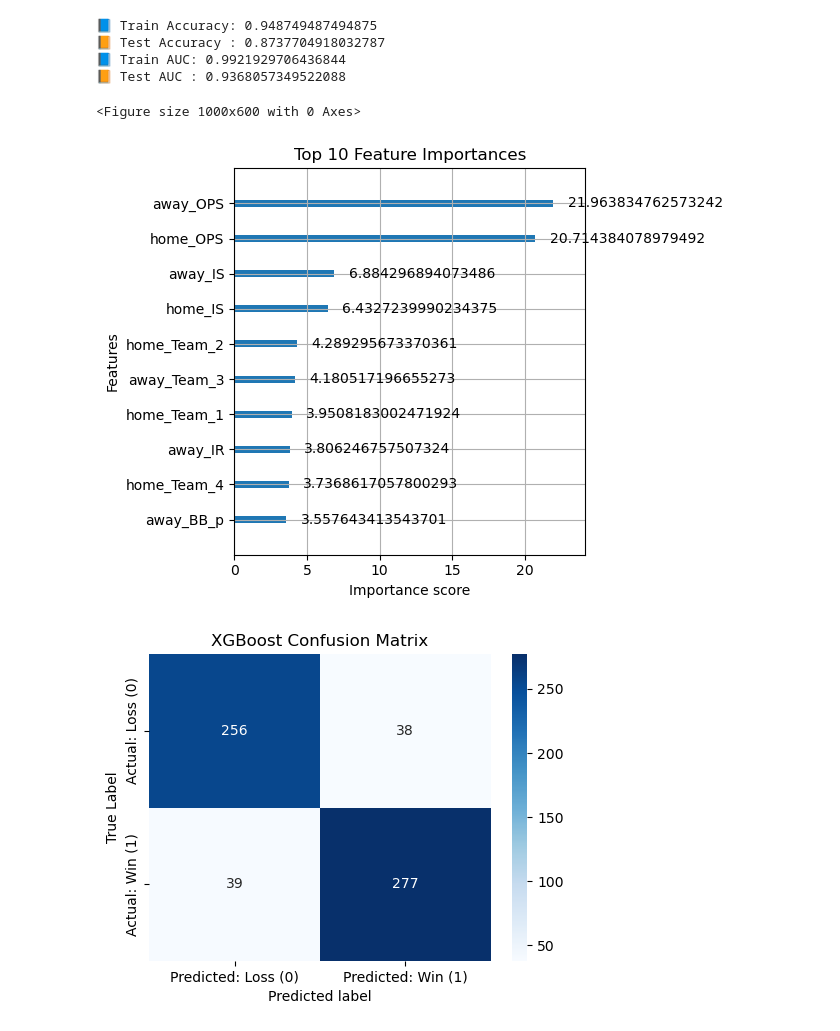
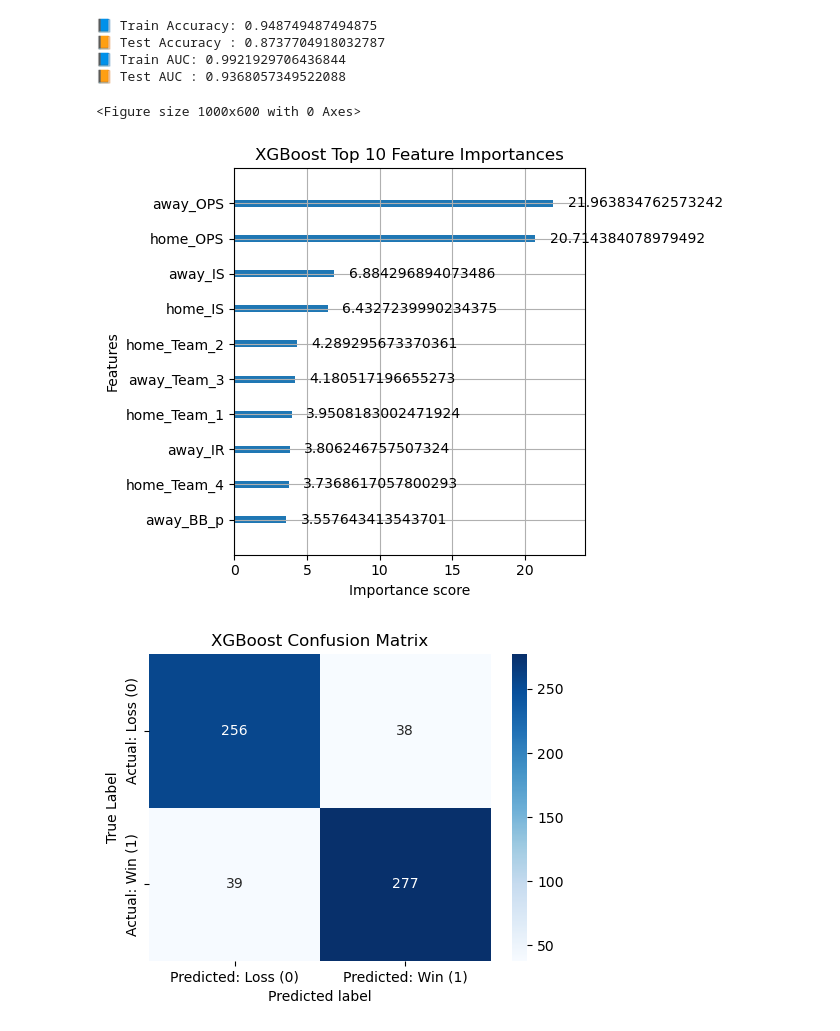
Before and after one commit to alstj6201/KBO_Prediction_ML, a Jupyter notebook: models/현빈_XGBoost.ipynb, the cells around one changed output. Drawn from its saved outputs; the diff is of its cells as text; code cells hidden in the pictures.

```diff
--- a/models/현빈_XGBoost.ipynb
+++ b/models/현빈_XGBoost.ipynb
@@ -238,16 +228,15 @@ print("📙 Test AUC :", roc_auc_score(y_test, y_test_proba))
 # %%
 from xgboost import plot_importance
 import matplotlib.pyplot as plt
 
-# 상위 10개 중요 변수 시각화
 plt.figure(figsize=(10, 6))
-plot_importance(best_model, max_num_features=10, importance_type='gain')  # 'weight', 'gain', 'cover' 선택 가능
-plt.title("Top 10 Feature Importances")
+plot_importance(best_model, max_num_features=10, importance_type='gain')
+plt.title("XGBoost Top 10 Feature Importances")
 plt.tight_layout()
 plt.show()
 # %% [output]
 <Figure size 1000x600 with 0 Axes>
-[figure, old version]
+[figure, new version]
 # %%
 import seaborn as sns
 import numpy as np
```
Also changed, not shown: parts of 2 cells of this notebook, 2 other files.
